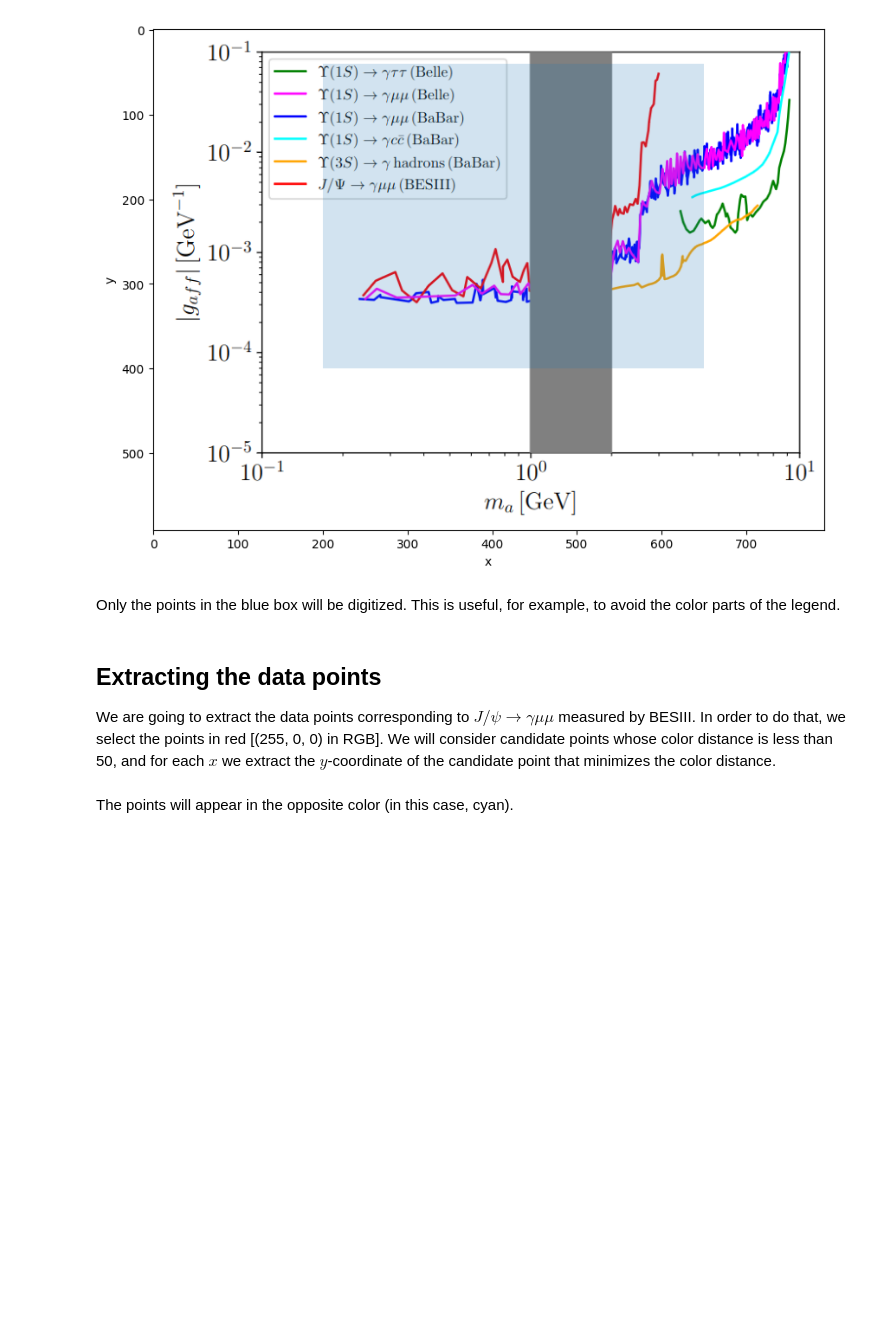
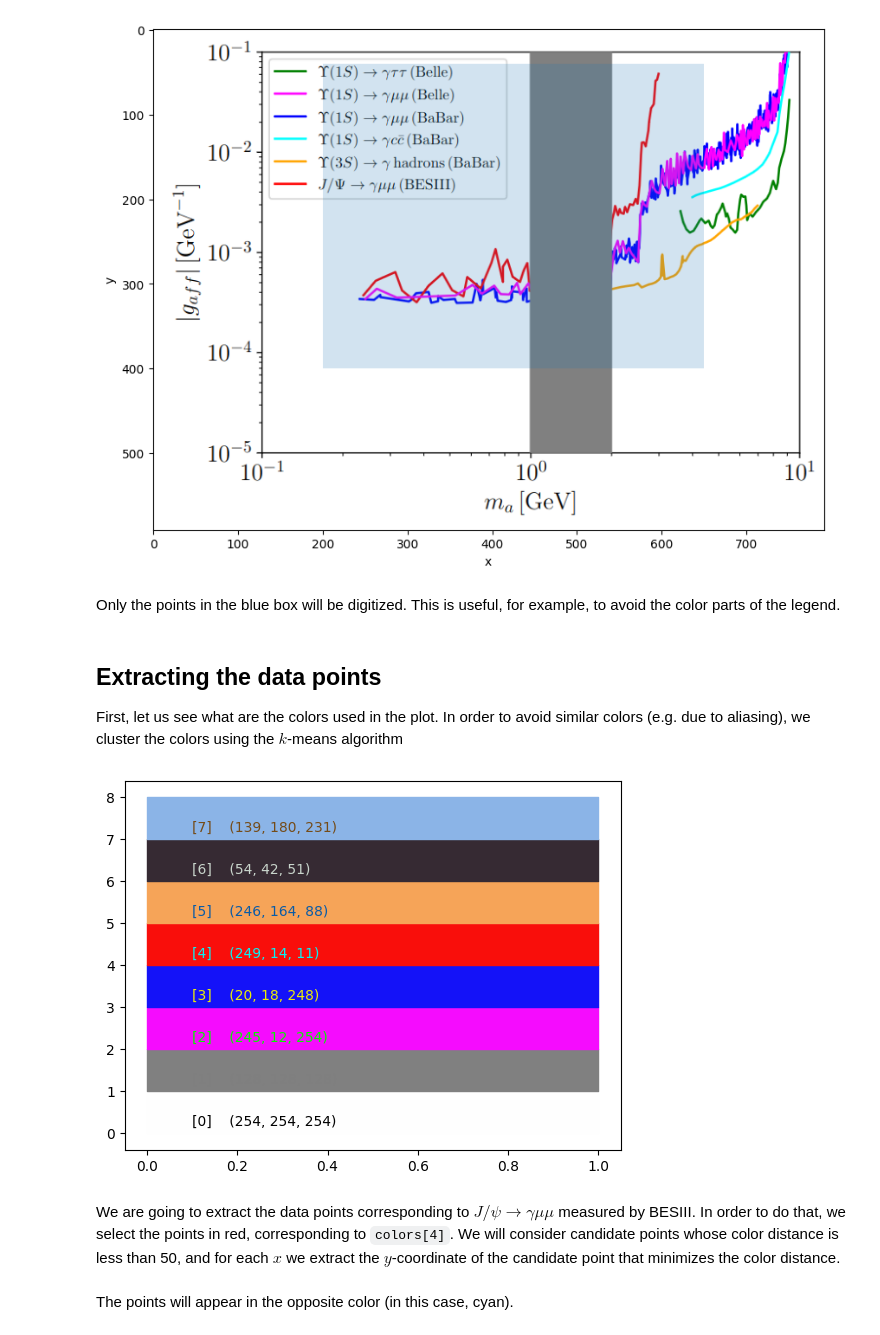
Before and after one commit to Jorge-Alda/digiplotter, a Jupyter notebook: digiplotter.ipynb, the cells around one changed output. Drawn from its saved outputs; the diff is of its cells as text; code cells hidden in the pictures; blank space fills up the shorter version.

Commit message:
Color selection

```diff
--- a/digiplotter.ipynb
+++ b/digiplotter.ipynb
@@ -43,5 +44,21 @@ Only the points in the blue box will be digitized. This is useful, for example,
 # %% [markdown]
 ## Extracting the data points
 
-We are going to extract the data points corresponding to $J/\psi\to\gamma\mu\mu$ measured by BESIII. In order to do that, we select the points in red [(255, 0, 0) in RGB]. We will consider candidate points whose color distance is less than 50, and for each $x$ we extract the $y$-coordinate of the candidate point that minimizes the color distance.
+First, let us see what are the colors used in the plot. In order to avoid similar colors (e.g. due to aliasing), we cluster the colors using the $k$-means algorithm
+# %%
+points = []
+for x in range(min_x, max_x):
+    for y in range(min_y, max_y):
+        points.append(img.getpixel((x, y))[:3])
+
+km = KMeans(8).fit(points)
+colors = km.cluster_centers_
+
+for i, center in enumerate(colors):
+    plt.fill_between([0,1], [i,i], [i+1, i+1], color=np.array(center)/255)
+    plt.annotate(f'[{i}]    ({round(center[0])}, {round(center[1])}, {round(center[2])})', (0.1, i+0.2), color=np.array([1,1,1])-np.array(center)/255)
+# %% [output]
+[figure, added]
+# %% [markdown]
+We are going to extract the data points corresponding to $J/\psi\to\gamma\mu\mu$ measured by BESIII. In order to do that, we select the points in red, corresponding to `colors[4]`. We will consider candidate points whose color distance is less than 50, and for each $x$ we extract the $y$-coordinate of the candidate point that minimizes the color distance.
 # %%
```
Also changed, not shown: parts of 4 cells of this notebook.
